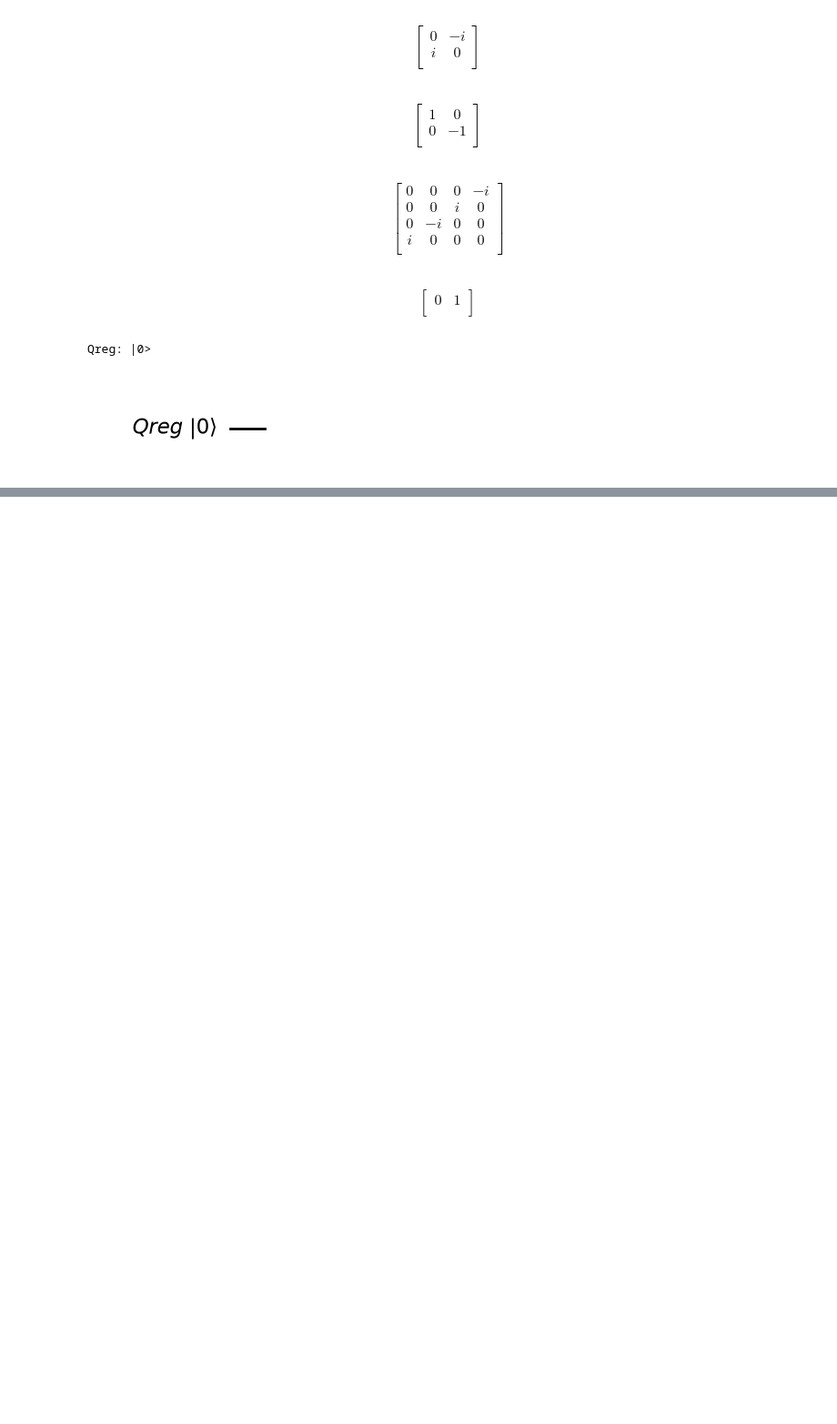
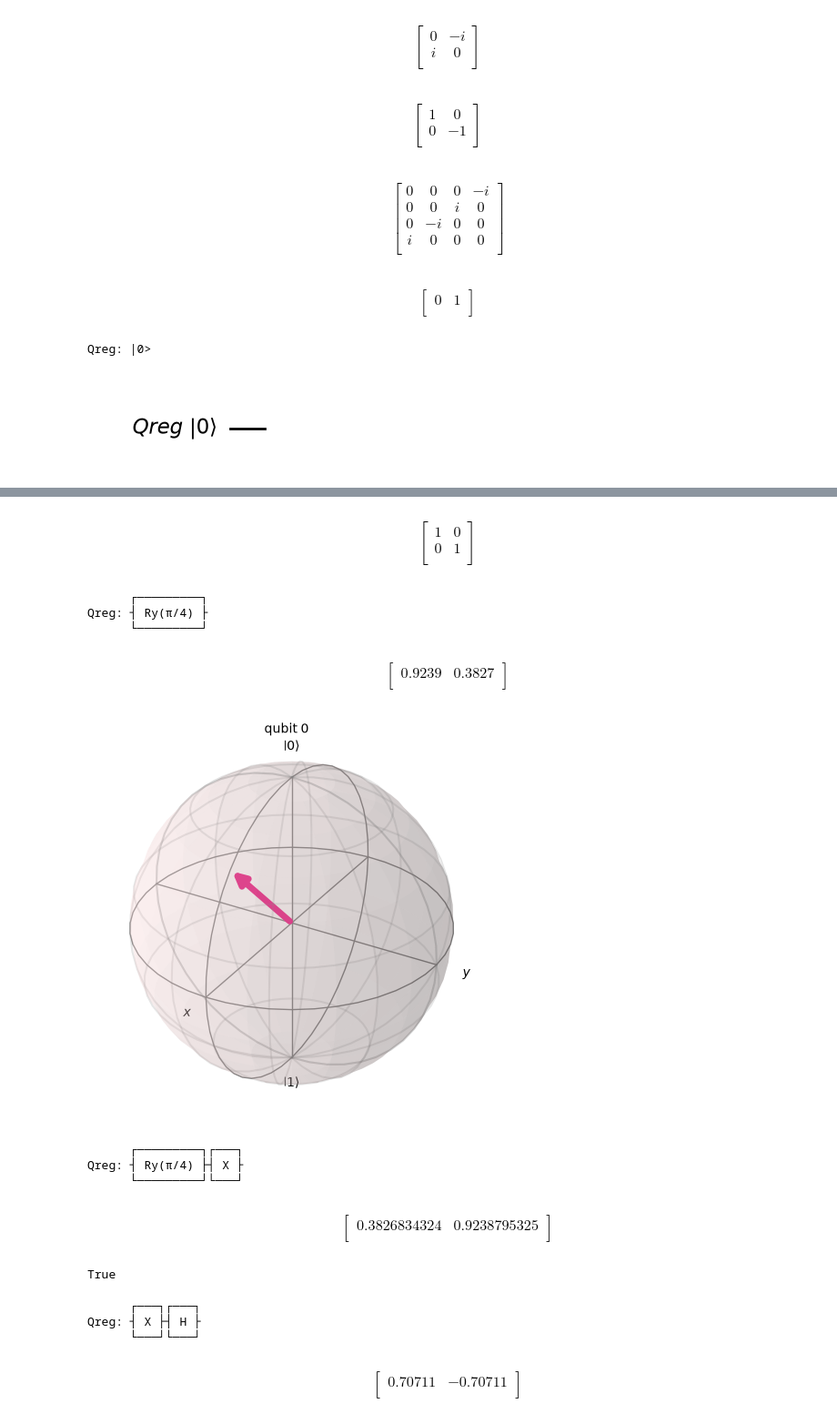
Before and after one commit to samuelfueter/IMAPP-Quantum_Computing, a Jupyter notebook: Jupyter Notebooks/Session_1.ipynb, the cells around one changed output, grey strips where cells are left out. Shown at 91% size. Cells and saved outputs as stored; diff of their text form; code cells hidden in the pictures; blank space fills up the shorter version.

```diff
--- a/Jupyter Notebooks/Session_1.ipynb
+++ b/Jupyter Notebooks/Session_1.ipynb
@@ -201,0 +229,11 @@ qc.draw('mpl', initial_state=True)
+# %%
+backend = Aer.get_backend('unitary_simulator')
+U = backend.run(qc).result().get_unitary()
+array_to_latex(U)
+# %% [output]
+$$
+\begin{bmatrix}
+1 & 0  \\
+ 0 & 1  \\
+ \end{bmatrix}
+$$
@@ -201,0 +242,17 @@ qc.draw('mpl', initial_state=True)
+# %%
+qc = QuantumCircuit(qr)
+qc.ry(np.pi/4, qr[0])
+qc.draw()
+# %% [output]
+      ┌─────────┐
+Qreg: ┤ Ry(π/4) ├
+      └─────────┘
+# %%
+psi_f = qi.Statevector.from_circuit(qc)
+array_to_latex(psi_f, precision=4)
+# %% [output]
+$$
+\begin{bmatrix}
+0.9239 & 0.3827  \\
+ \end{bmatrix}
+$$
@@ -201,0 +261,42 @@ qc.draw('mpl', initial_state=True)
+# %%
+plot_bloch_multivector(psi_f)
+# %% [output]
+[figure, added]
+# %%
+qc.x(qr[0])  # Apply the Pauli-X gate to the first qubit in the quantum register qr.
+qc.draw()
+# %% [output]
+      ┌─────────┐┌───┐
+Qreg: ┤ Ry(π/4) ├┤ X ├
+      └─────────┘└───┘
+# %%
+psi_f = qi.Statevector.from_circuit(qc)
+array_to_latex(psi_f)
+# %% [output]
+$$
+\begin{bmatrix}
+0.3826834324 & 0.9238795325  \\
+ \end{bmatrix}
+$$
+# %%
+qi.Operator.from_circuit(qc).is_unitary()
+# %% [output]
+True
+# %%
+qc = QuantumCircuit(qr)
+qc.x(qr)
+qc.h(qr)
+qc.draw()
+# %% [output]
+      ┌───┐┌───┐
+Qreg: ┤ X ├┤ H ├
+      └───┘└───┘
+# %%
+psi_f = qi.Statevector.from_circuit(qc)
+array_to_latex(psi_f, precision=5)
+# %% [output]
+$$
+\begin{bmatrix}
+0.70711 & -0.70711  \\
+ \end{bmatrix}
+$$
```
Also changed, not shown: parts of 11 cells of this notebook.
